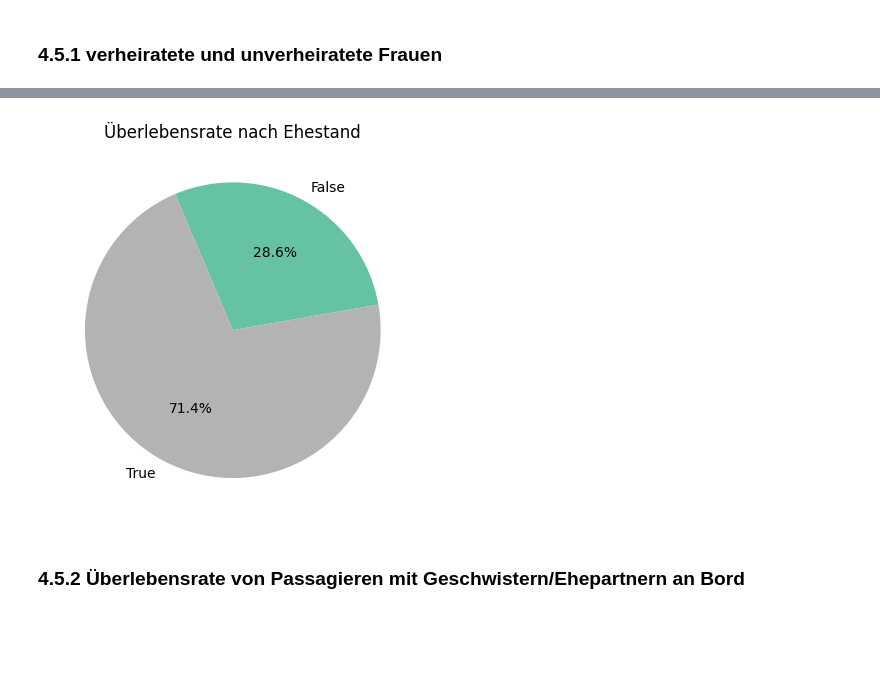
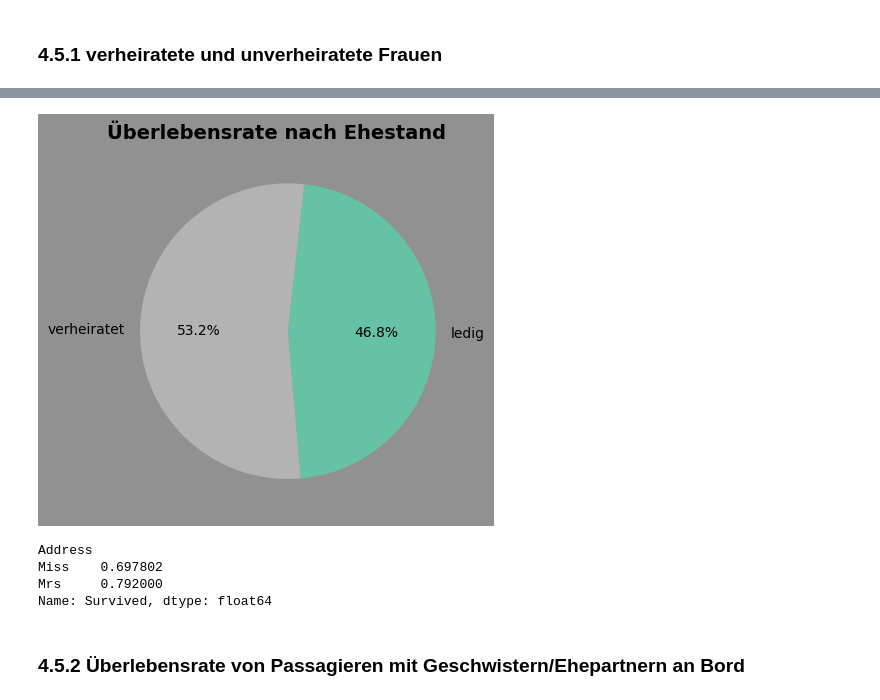
Before and after one commit to RickSpringer/The_Titanic_Problem, a Jupyter notebook: Titanic/240212_The_Titanic_Jupyter_Notebook.ipynb, the cells around one changed output, grey strips where cells are left out. Drawn from its saved outputs; the diff is of its cells as text; code cells hidden in the pictures; blank space fills up the shorter version.

```diff
--- a/Titanic/240212_The_Titanic_Jupyter_Notebook.ipynb
+++ b/Titanic/240212_The_Titanic_Jupyter_Notebook.ipynb
@@ -179,7 +149,7 @@ Name: Name, dtype: object
 # %%
 names_df = titanic_data['Name'].str.split(', ', n=1, expand=True)
-titanic_data.insert(3, 'Surname', names_df[0])
-titanic_data.insert(4, 'name', names_df[1])
+titanic_data.insert(titanic_index.get_loc('Name'), 'Surname', names_df[0])
+titanic_data.insert(titanic_index.get_loc('Name'), 'name', names_df[1])
 # %%
 del titanic_data['Name']
 titanic_data.rename({'name': 'Name'}, axis=1, inplace=True)
@@ -203,7 +173,7 @@ titanic_data[['Surname', 'Name']]
 ### 3.1.3 Trennung der Namen in 'Address' und 'First Name'
 # %%
 names_df = titanic_data['Name'].str.split(r'\. ', n=1, regex=True, expand=True)
-titanic_data.insert(3,'Address', names_df[0])
+titanic_data.insert(titanic_index.get_loc('Name'),'Address', names_df[0])
 titanic_data['Name'] = titanic_data['Name'].str.replace(r'^[^.]*\.', '', regex=True)
 # %%
 titanic_data['Address'].value_counts()
@@ -252,7 +224,7 @@ titanic_data
 # %% [markdown]
 ## 3.2 Mitgereiste Familienmitglieder
 # %%
-titanic_data['Fam'] = titanic_data["SibSp"] + titanic_data["Parch"] + 1
+titanic_data['Fam'] = titanic_data["SibSp"] + titanic_data["Parch"]
 # %%
 titanic_data[['Fam','Survived']]
 # %% [output]
@@ -514,20 +619,35 @@ titanic_data['Survived'].corr(titanic_data['Age'])
 # %%
-titanic_data['Married'] = titanic_data['Address'].str.contains('Mrs', case=False)
-survival_by_married = titanic_data.groupby('Married')['Survived'].mean()
+married = titanic_data[(titanic_data['Address'].str.contains('Mrs')) | (titanic_data['Address'].str.contains('Miss'))]
+survived_by_married = married.groupby('Address')['Survived'].mean()
 
-survival_by_married.plot(kind='pie',
-                         title='Überlebensrate nach Ehestand',
-                         explode=(0,0),
+married_fig, married_ax = plt.subplots()
+
+survived_by_married.plot(kind='pie',
+                         labels= ['ledig', 'verheiratet'],
+                         explode=(0, 0),
                          autopct='%1.1f%%',
-                         startangle=10,
+                         startangle=275,
                          cmap='Set2',
-                         ylabel='');
+                         ylabel= '',
+                         )
 
-# plt.xlabel('Verheiratet')
-# plt.ylabel('Überlebensrate')
-# plt.xticks([0, 1], ['Unverheiratet', 'Verheiratet'])
-# plt.show()
+married_fig.patch.set_facecolor('#929191')
+
+married_ax.set_title('Überlebensrate nach Ehestand',
+             fontsize=14,
+             color='black',
+             fontweight='bold',
+             loc='left',
+             x=0.01,
+             )
+
+plt.show()
+print(f'{survived_by_married}')
 # %% [output]
-[figure, old version]
+[figure, new version]
+Address
+Miss    0.697802
+Mrs     0.792000
+Name: Survived, dtype: float64
 # %% [markdown]
 ### 4.5.2 Überlebensrate von Passagieren mit Geschwistern/Ehepartnern an Bord
```
Also changed, not shown: parts of 45 cells of this notebook, 12 other files.
